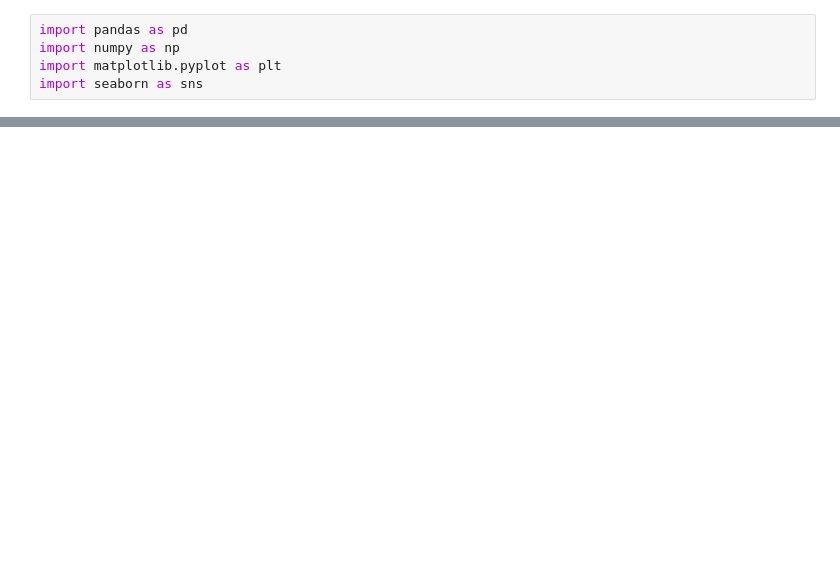
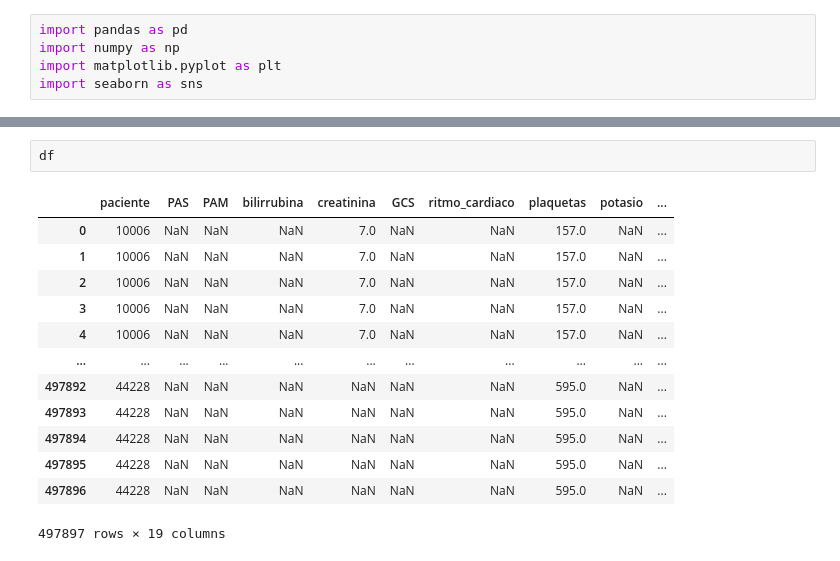
Before and after one commit to RocioAldanaMendez/Cuidados_Intensivos, a Jupyter notebook: Modelos_Machine_Learning/Modelo2_Prediccion_Mortalidad/Prediccion_Mortalidad_en_UCI.ipynb, the cells around one changed output, grey strips where cells are left out. Drawn from its saved outputs; the diff is of its cells as text; blank space fills up the shorter version.

```diff
--- a/Modelos_Machine_Learning/Modelo2_Prediccion_Mortalidad/Prediccion_Mortalidad_en_UCI.ipynb
+++ b/Modelos_Machine_Learning/Modelo2_Prediccion_Mortalidad/Prediccion_Mortalidad_en_UCI.ipynb
@@ -43,0 +72,16 @@ df.head()
+# %%
+df
+# %% [output]
+|  | paciente | PAS | PAM | bilirrubina | creatinina | GCS | ritmo_cardiaco | plaquetas | potasio | ... |
+| 0 | 10006 | NaN | NaN | NaN | 7.0 | NaN | NaN | 157.0 | NaN | ... |
+| 1 | 10006 | NaN | NaN | NaN | 7.0 | NaN | NaN | 157.0 | NaN | ... |
+| 2 | 10006 | NaN | NaN | NaN | 7.0 | NaN | NaN | 157.0 | NaN | ... |
+| 3 | 10006 | NaN | NaN | NaN | 7.0 | NaN | NaN | 157.0 | NaN | ... |
+| 4 | 10006 | NaN | NaN | NaN | 7.0 | NaN | NaN | 157.0 | NaN | ... |
+| ... | ... | ... | ... | ... | ... | ... | ... | ... | ... | ... |
+| 497892 | 44228 | NaN | NaN | NaN | NaN | NaN | NaN | 595.0 | NaN | ... |
+| 497893 | 44228 | NaN | NaN | NaN | NaN | NaN | NaN | 595.0 | NaN | ... |
+| 497894 | 44228 | NaN | NaN | NaN | NaN | NaN | NaN | 595.0 | NaN | ... |
+| 497895 | 44228 | NaN | NaN | NaN | NaN | NaN | NaN | 595.0 | NaN | ... |
+| 497896 | 44228 | NaN | NaN | NaN | NaN | NaN | NaN | 595.0 | NaN | ... |
+497897 rows × 19 columns
```
Also changed, not shown: parts of 35 cells of this notebook, 14 other files.
